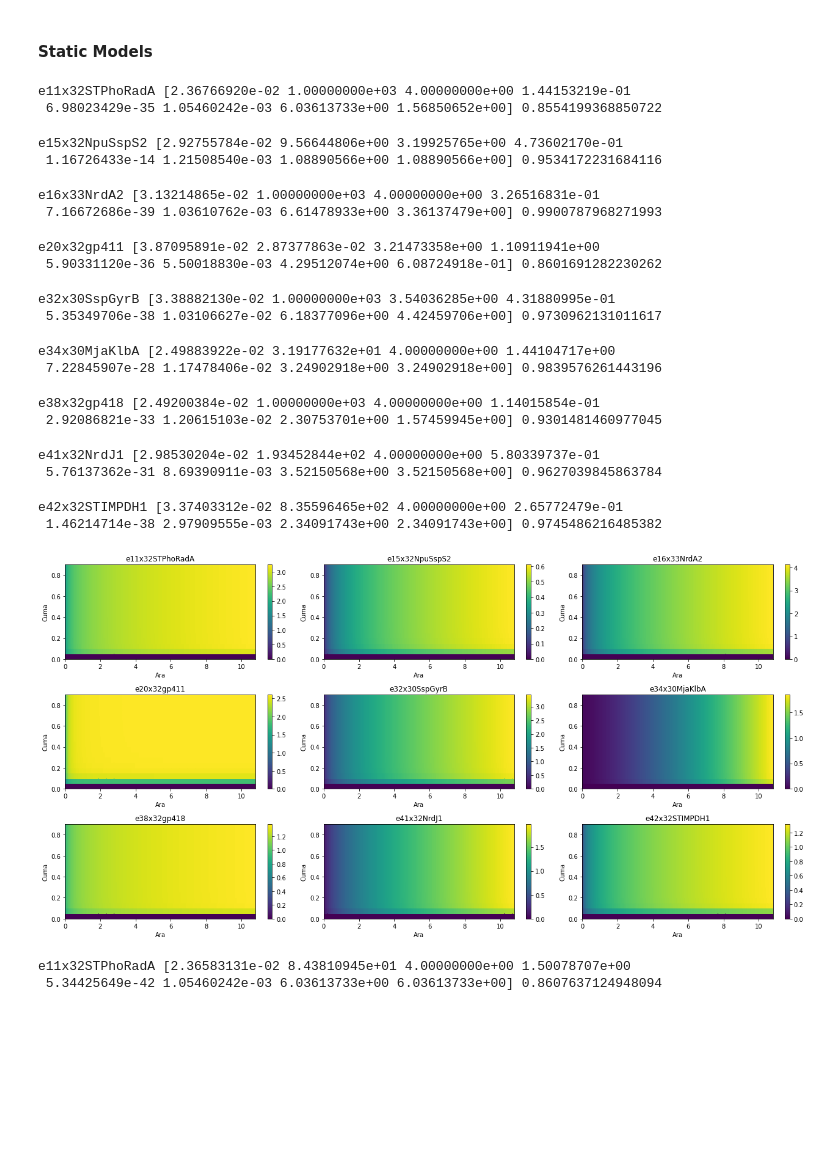
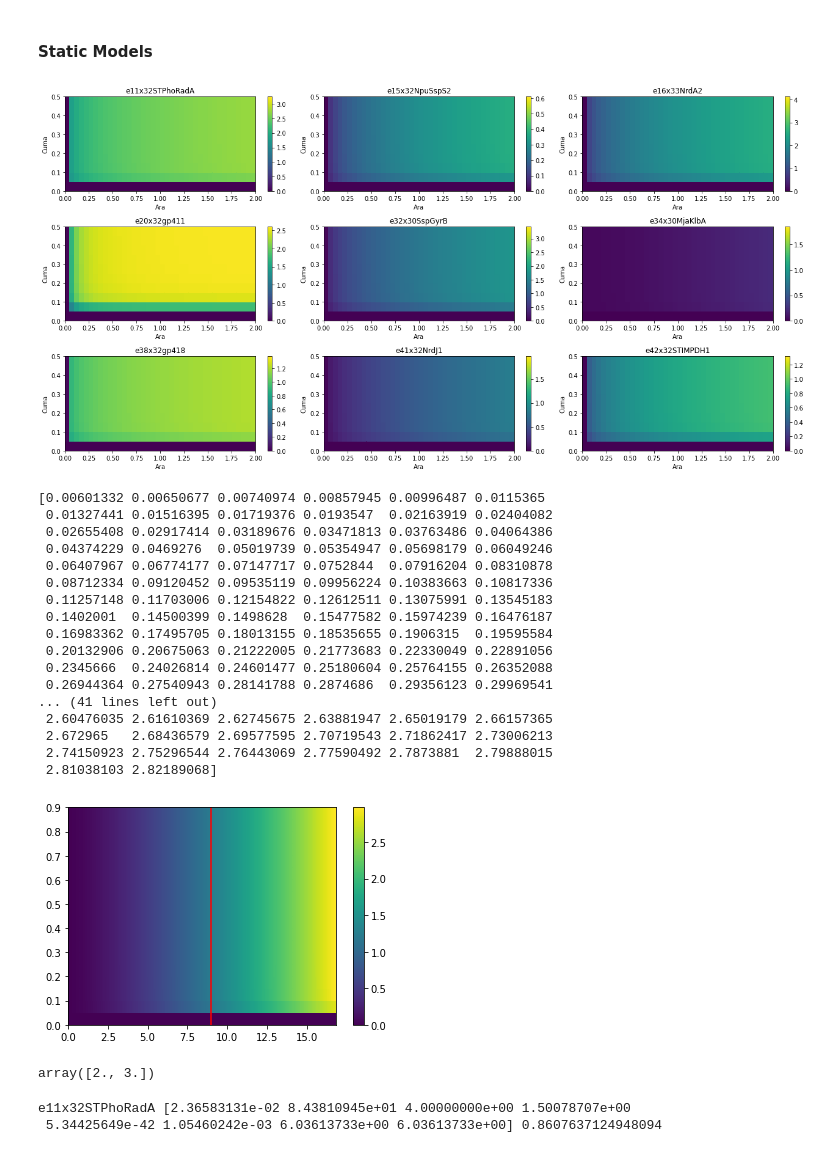
Before and after one commit to rmardian/intein-based-circuits, a Jupyter notebook: Steady-State Model.ipynb, the cells around one changed output. Saved outputs shown, nothing was run; the diff lists cells and outputs as text; code cells hidden in the pictures; blank space fills up the shorter version.

```diff
--- a/Steady-State Model.ipynb
+++ b/Steady-State Model.ipynb
@@ -80,8 +63,8 @@ for i in range(len(gates)):
 rpus = pd.concat(fluos_rpu)
 # %%
 cumas_rpu = [0.008406122909455404, 0.01691033499518672, 0.0419429064630855, 0.13469857887527883, 0.41592994783178494, 0.9254681484868258]
-#aras_rpu = [3.2872421314081804e-15, 0.00434816732064938, 0.24818419739411732, 6.256329570408148, 10.686683759188524, 10.81787045340335]
-aras_rpu = [0.047939271361185865, 6.176181163335466, 16.23080022197073, 16.87552797718598, 16.891198083491762, 16.89156436110603]
+aras_rpu = [3.2872421314081804e-15, 0.00434816732064938, 0.24818419739411732, 6.256329570408148, 10.686683759188524, 10.81787045340335]
+#aras_rpu = [0.047939271361185865, 6.176181163335466, 16.23080022197073, 16.87552797718598, 16.891198083491762, 16.89156436110603]
 # %%
 #cumas_rpu = [5.160308727625551e-22, 0.1503530957891216, 0.30298032564481925, 0.5678111055145855, 0.9488899036690079, 1.371938809116961]
 #aras_rpu = [0.018662727197652017, 3.178003346532333, 12.947615590104748, 16.501814366047896, 16.823954625777105, 16.846887772258317]
@@ -154,7 +137,7 @@ def plot_colormap(fluos, gates, num_row, num_col, ind1, ind2):
             popt, pcov = curve_fit(hill_activation_and, x, y, p0=init_guess, bounds=gate_bounds)
 
             y_pred = hill_activation_and(x, *popt)
-            print(gate, popt, r2_score(y, y_pred))
+            #print(gate, popt, r2_score(y, y_pred))
             hill_params[gate] = popt
 
             arr_ind1 = np.arange(0, np.max(ind1), 0.05)
@@ -162,52 +145,76 @@ def plot_colormap(fluos, gates, num_row, num_col, ind1, ind2):
             x1_, x2_ = np.meshgrid(arr_ind1, arr_ind2)
             x_ = np.vstack((x1_.ravel(), x2_.ravel()))
             y_pred_ = hill_activation_and(x_, *popt)
 
             cf = ax.pcolormesh(x2_, x1_, y_pred_.reshape(-1, len(arr_ind1)), cmap='viridis')
             f.colorbar(cf, ax=ax)
+
             #plt.clim(0, 5)
             #ax.axvline(h, color='red')
             #ax.axhline(h, color='red')
 
             #ax.axvline(0.01866272721909743, color='red')
             #ax.axvline(1.365845205649679e-12, color='red')
             #ax.axvline(3.575023694350424e-27, color='red')
             #ax.axvline(2.9144583244448006e-14, color='red')
             #ax.axvline(1.302244740421529, color='red')
             #ax.axvline(1.8474063001429318e-17, color='red')
             #ax.axvline(0.1215231788079449, color='red')
 
+            ax.set_xlim([0, 2])
+            ax.set_ylim([0, 0.5])
+
             ax.set_xlabel('Ara')
             ax.set_ylabel('Cuma')
             ax.set_title(gate)
         else:
             ax.set_visible(False)
     plt.tight_layout()
     plt.show()
 
     return hill_params
 
 hill_params = plot_colormap(rpus, gates, 3, 3, np.round(cumas_rpu, 2), np.round(aras_rpu, 2))
 # %% [output]
-e11x32STPhoRadA [2.36766920e-02 1.00000000e+03 4.00000000e+00 1.44153219e-01
- 6.98023429e-35 1.05460242e-03 6.03613733e+00 1.56850652e+00] 0.8554199368850722
-e15x32NpuSspS2 [2.92755784e-02 9.56644806e+00 3.19925765e+00 4.73602170e-01
- 1.16726433e-14 1.21508540e-03 1.08890566e+00 1.08890566e+00] 0.9534172231684116
-e16x33NrdA2 [3.13214865e-02 1.00000000e+03 4.00000000e+00 3.26516831e-01
- 7.16672686e-39 1.03610762e-03 6.61478933e+00 3.36137479e+00] 0.9900787968271993
-e20x32gp411 [3.87095891e-02 2.87377863e-02 3.21473358e+00 1.10911941e+00
- 5.90331120e-36 5.50018830e-03 4.29512074e+00 6.08724918e-01] 0.8601691282230262
-e32x30SspGyrB [3.38882130e-02 1.00000000e+03 3.54036285e+00 4.31880995e-01
- 5.35349706e-38 1.03106627e-02 6.18377096e+00 4.42459706e+00] 0.9730962131011617
-e34x30MjaKlbA [2.49883922e-02 3.19177632e+01 4.00000000e+00 1.44104717e+00
- 7.22845907e-28 1.17478406e-02 3.24902918e+00 3.24902918e+00] 0.9839576261443196
-e38x32gp418 [2.49200384e-02 1.00000000e+03 4.00000000e+00 1.14015854e-01
- 2.92086821e-33 1.20615103e-02 2.30753701e+00 1.57459945e+00] 0.9301481460977045
-e41x32NrdJ1 [2.98530204e-02 1.93452844e+02 4.00000000e+00 5.80339737e-01
- 5.76137362e-31 8.69390911e-03 3.52150568e+00 3.52150568e+00] 0.9627039845863784
-e42x32STIMPDH1 [3.37403312e-02 8.35596465e+02 4.00000000e+00 2.65772479e-01
- 1.46214714e-38 2.97909555e-03 2.34091743e+00 2.34091743e+00] 0.9745486216485382
-[figure, old version]
+[figure, new version]
+# %%
+arr_ind1 = np.arange(0, np.max(cumas_rpu), 0.05)
+arr_ind2 = np.arange(0, np.max(aras_rpu), 0.05)
+x1_, x2_ = np.meshgrid(arr_ind1, arr_ind2)
+x_ = np.vstack((x1_.ravel(), x2_.ravel()))
+y_pred = hill_activation_and(x_, *hill_params['e11x32STPhoRadA'])
+cf = plt.pcolormesh(x2_, x1_, y_pred.reshape(-1, len(arr_ind1)), cmap='viridis')
+plt.colorbar(cf)
+arr = y_pred.reshape(-1, len(arr_ind1)).mean(axis=0)
+plt.axvline(np.where(arr==np.median(arr))[0][0], color='red')
+arr = y_pred.reshape(-1, len(arr_ind1)).mean(axis=1)
+print(arr)
+#print()
+#plt.axhline(y_pred.reshape(-1, len(arr_ind1)).mean(axis=1).mean(), color='red')
+plt.show()
+# %% [output]
+[0.00601332 0.00650677 0.00740974 0.00857945 0.00996487 0.0115365
+ 0.01327441 0.01516395 0.01719376 0.0193547  0.02163919 0.02404082
+ 0.02655408 0.02917414 0.03189676 0.03471813 0.03763486 0.04064386
+ 0.04374229 0.0469276  0.05019739 0.05354947 0.05698179 0.06049246
+ 0.06407967 0.06774177 0.07147717 0.0752844  0.07916204 0.08310878
+ 0.08712334 0.09120452 0.09535119 0.09956224 0.10383663 0.10817336
+ 0.11257148 0.11703006 0.12154822 0.12612511 0.13075991 0.13545183
+ 0.1402001  0.14500399 0.1498628  0.15477582 0.15974239 0.16476187
+ 0.16983362 0.17495705 0.18013155 0.18535655 0.1906315  0.19595584
+ 0.20132906 0.20675063 0.21222005 0.21773683 0.22330049 0.22891056
+ 0.2345666  0.24026814 0.24601477 0.25180604 0.25764155 0.26352088
+ 0.26944364 0.27540943 0.28141788 0.2874686  0.29356123 0.29969541
+... (41 lines left out)
+ 2.60476035 2.61610369 2.62745675 2.63881947 2.65019179 2.66157365
+ 2.672965   2.68436579 2.69577595 2.70719543 2.71862417 2.73006213
+ 2.74150923 2.75296544 2.76443069 2.77590492 2.7873881  2.79888015
+ 2.81038103 2.82189068]
+[figure, added]
+# %%
+np.array([[1, 2], [3, 4]]).mean(axis=0)
+# %% [output]
+array([2., 3.])
 # %%
 hill_params = plot_colormap(rpus, gates, 3, 3, np.round(cumas_rpu, 2), np.round(aras_rpu, 2))
 # %% [output]
```
Also changed, not shown: parts of 1 cell of this notebook, 1 other file.
